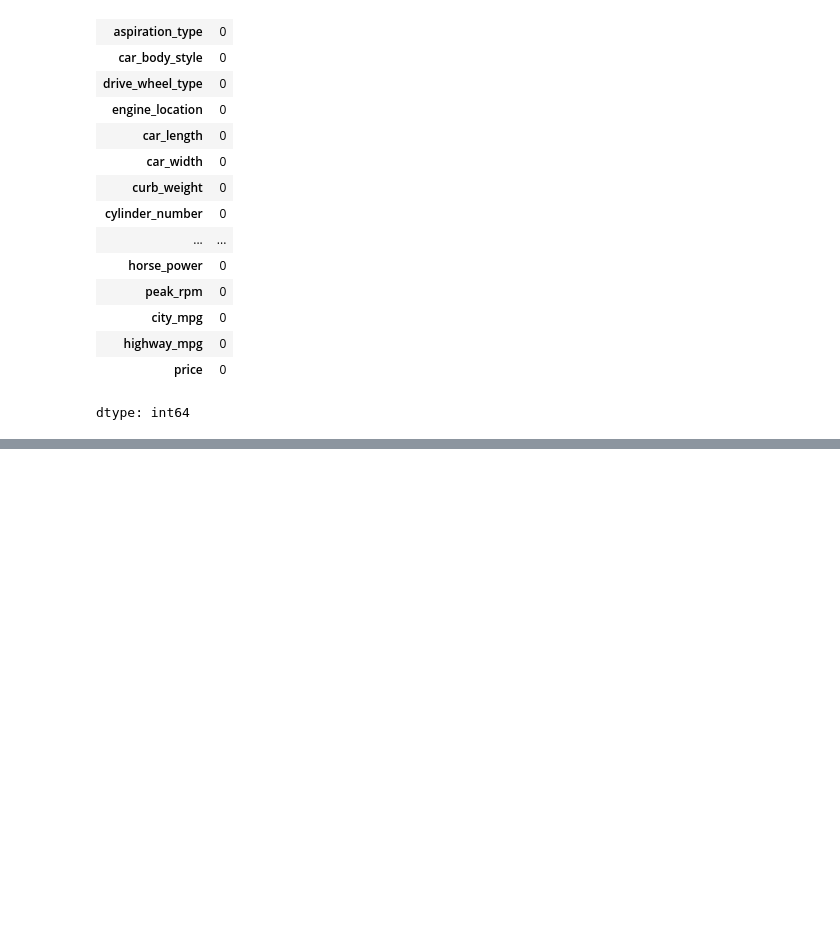
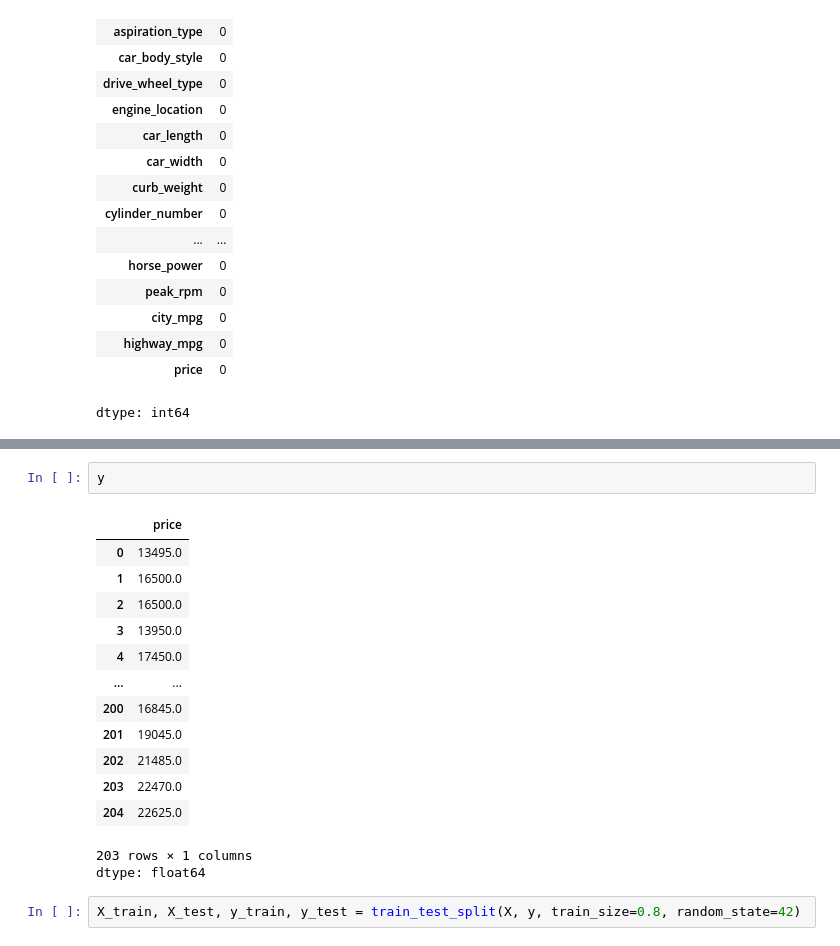
Before and after one commit to juma-paul/deep_learning, a Jupyter notebook: LinearRegressionAsASingleNeuronNN.ipynb, the cells around one changed output, grey strips where cells are left out. Cells and saved outputs as stored; diff of their text form; blank space fills up the shorter version.

```diff
--- a/LinearRegressionAsASingleNeuronNN.ipynb
+++ b/LinearRegressionAsASingleNeuronNN.ipynb
@@ -379,0 +381,19 @@ dtype: int64
+# %%
+y
+# %% [output]
+|  | price |
+| 0 | 13495.0 |
+| 1 | 16500.0 |
+| 2 | 16500.0 |
+| 3 | 13950.0 |
+| 4 | 17450.0 |
+| ... | ... |
+| 200 | 16845.0 |
+| 201 | 19045.0 |
+| 202 | 21485.0 |
+| 203 | 22470.0 |
+| 204 | 22625.0 |
+203 rows × 1 columns
+dtype: float64
+# %%
+X_train, X_test, y_train, y_test = train_test_split(X, y, train_size=0.8, random_state=42)
```
Also changed, not shown: parts of 5 cells of this notebook.
